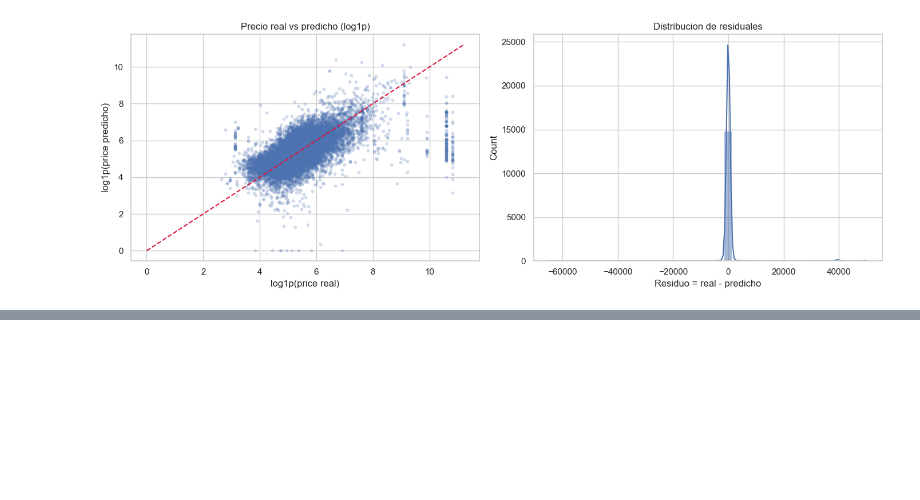
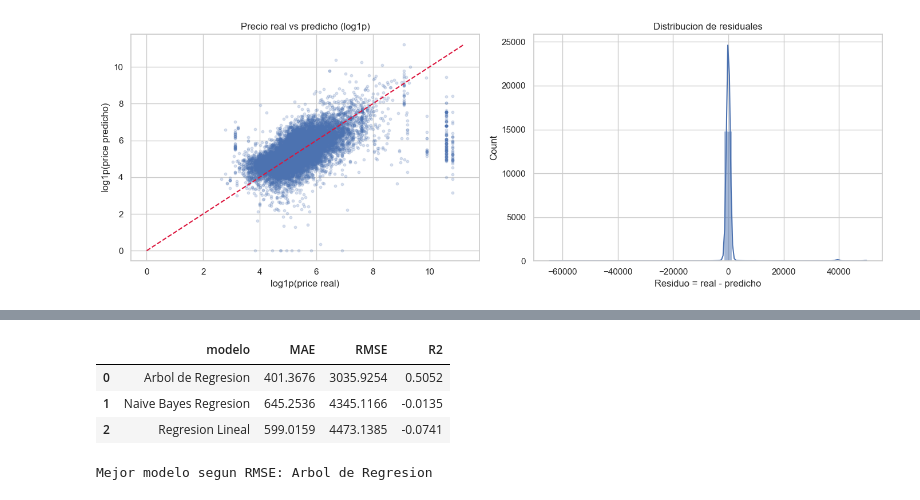
Before and after one commit to nicoCT04/lab5-MD, a Jupyter notebook: lab5_naive_bayes.ipynb, the cells around one changed output, grey strips where cells are left out. Cells and saved outputs as stored; diff of their text form; code cells hidden in the pictures; blank space fills up the shorter version.

```diff
--- a/lab5_naive_bayes.ipynb
+++ b/lab5_naive_bayes.ipynb
@@ -288,0 +297,36 @@ Lectura rapida:
+# %%
+regression_models = {
+    "Naive Bayes Regresion": GaussianNaiveBayesRegressor(),
+    "Regresion Lineal": LinearRegression(),
+    "Arbol de Regresion": DecisionTreeRegressor(
+        random_state=RANDOM_STATE,
+        max_depth=12,
+        min_samples_leaf=20,
+    ),
+}
+
+comparison_rows = []
+
+for model_name, model in regression_models.items():
+    model.fit(X_train_imp, y_train_log)
+    pred_price = np.clip(np.expm1(model.predict(X_test_imp)), 0, None)
+    comparison_rows.append(
+        {
+            "modelo": model_name,
+            "MAE": mean_absolute_error(y_test_price, pred_price),
+            "RMSE": mean_squared_error(y_test_price, pred_price) ** 0.5,
+            "R2": r2_score(y_test_price, pred_price),
+        }
+    )
+
+comparison_df = pd.DataFrame(comparison_rows).sort_values("RMSE").reset_index(drop=True)
+best_regression_model = comparison_df.loc[0, "modelo"]
+
+display(comparison_df.round(4))
+print(f"Mejor modelo segun RMSE: {best_regression_model}")
+# %% [output]
+|  | modelo | MAE | RMSE | R2 |
+| 0 | Arbol de Regresion | 401.3676 | 3035.9254 | 0.5052 |
+| 1 | Naive Bayes Regresion | 645.2536 | 4345.1166 | -0.0135 |
+| 2 | Regresion Lineal | 599.0159 | 4473.1385 | -0.0741 |
+Mejor modelo segun RMSE: Arbol de Regresion
```
Also changed, not shown: parts of 13 cells of this notebook.
